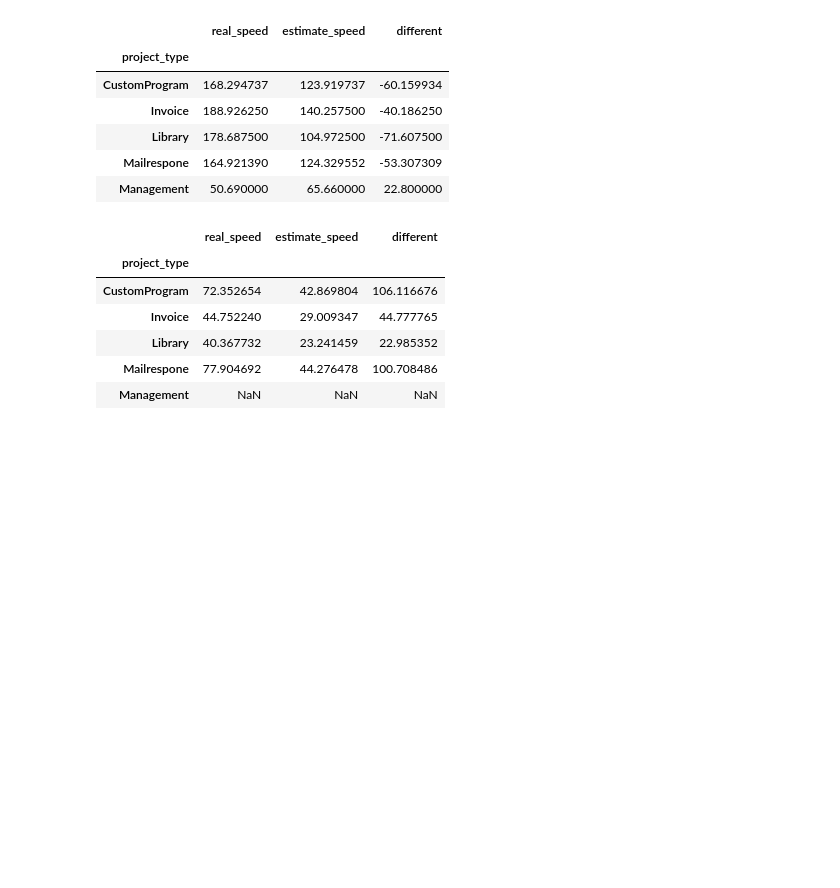
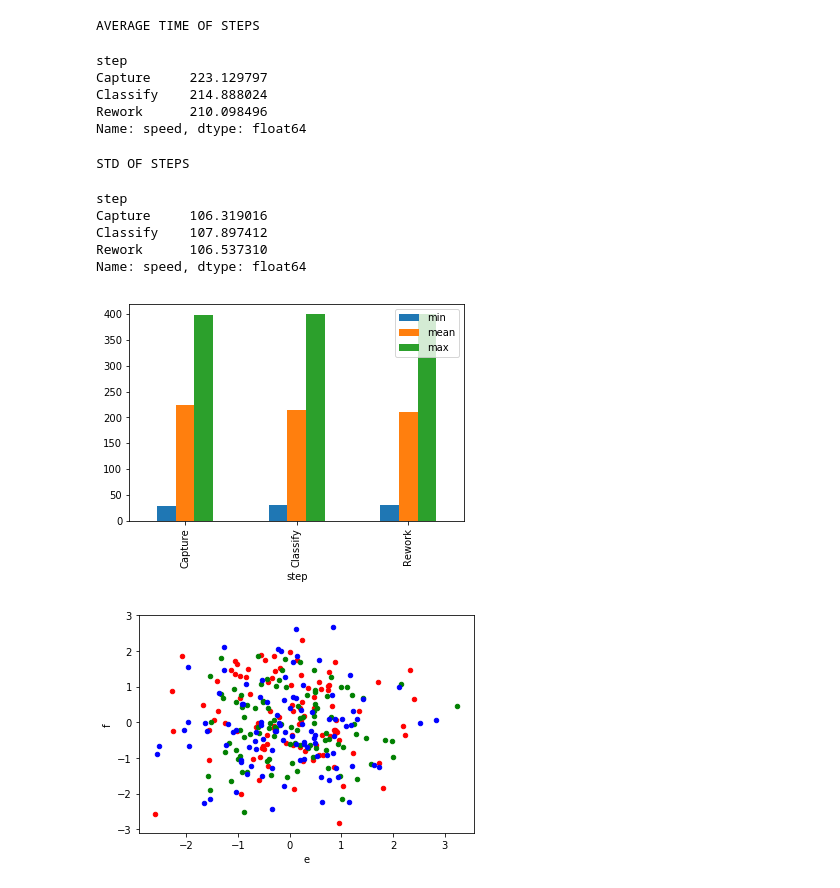
Before and after one commit to latumi231286/datascience-project_speed, a Jupyter notebook: project_speed_one_step.ipynb, the cells around one changed output. Drawn from its saved outputs; the diff is of its cells as text; code cells hidden in the pictures; blank space fills up the shorter version.

```diff
--- a/project_speed_one_step.ipynb
+++ b/project_speed_one_step.ipynb
@@ -68,0 +44,3 @@ df_project_type.describe()
+# %%
+d_gb_step = d.groupby(['step'])['speed']
+d_gb_step.describe()
@@ -69,24 +53,43 @@ df_project_type.describe()
 # %%
 # AVERAGE TIME (MEAN) AFTER GROUP BY
-avg_time = df_project_type.mean()
+avg_time = d_gb_step.mean()
+print('AVERAGE TIME OF STEPS')
 avg_time.head()
 # %% [output]
-|  | real_speed | estimate_speed | different |
-| project_type |  |  |  |
-| CustomProgram | 168.294737 | 123.919737 | -60.159934 |
-| Invoice | 188.926250 | 140.257500 | -40.186250 |
-| Library | 178.687500 | 104.972500 | -71.607500 |
-| Mailrespone | 164.921390 | 124.329552 | -53.307309 |
-| Management | 50.690000 | 65.660000 | 22.800000 |
+AVERAGE TIME OF STEPS
+step
+Capture     223.129797
+Classify    214.888024
+Rework      210.098496
+Name: speed, dtype: float64
 # %%
 # STD TIME (MEAN) AFTER GROUP BY
-std_time = df_project_type.std()
+std_time = d_gb_step.std()
+print('STD OF STEPS')
 std_time.head()
 # %% [output]
-|  | real_speed | estimate_speed | different |
-| project_type |  |  |  |
-| CustomProgram | 72.352654 | 42.869804 | 106.116676 |
-| Invoice | 44.752240 | 29.009347 | 44.777765 |
-| Library | 40.367732 | 23.241459 | 22.985352 |
-| Mailrespone | 77.904692 | 44.276478 | 100.708486 |
-| Management | NaN | NaN | NaN |
+STD OF STEPS
+step
+Capture     106.319016
+Classify    107.897412
+Rework      106.537310
+Name: speed, dtype: float64
+# %%
+# d_gb_step.describe().plot(kind='bar')
+# d_gb_step.describe()['mean'].plot(kind='bar')
+m1_t = d_gb_step.describe()
+width = .35 # width of a bar
+p1 = m1_t[['min','mean','max']].plot(kind='bar')
+
+# p.set_title("Average Speed Of Steps", fontsize=18)
+# p.set_xlabel("Steps", fontsize=12)
+# p.set_ylabel("Time (seconds)", fontsize=18)
+# p.set_ylim(0,500)
+# p.show()
+df = pd.DataFrame(np.random.randn(100, 6), columns=['a', 'b', 'c', 'd', 'e', 'f'])
+ax1 = df.plot(kind='scatter', x='a', y='b', color='r')
+ax2 = df.plot(kind='scatter', x='c', y='d', color='g', ax=ax1)
+ax3 = df.plot(kind='scatter', x='e', y='f', color='b', ax=ax1)
+# %% [output]
+[figure, added]
+[figure, added]
```
Also changed, not shown: parts of 12 cells of this notebook.
